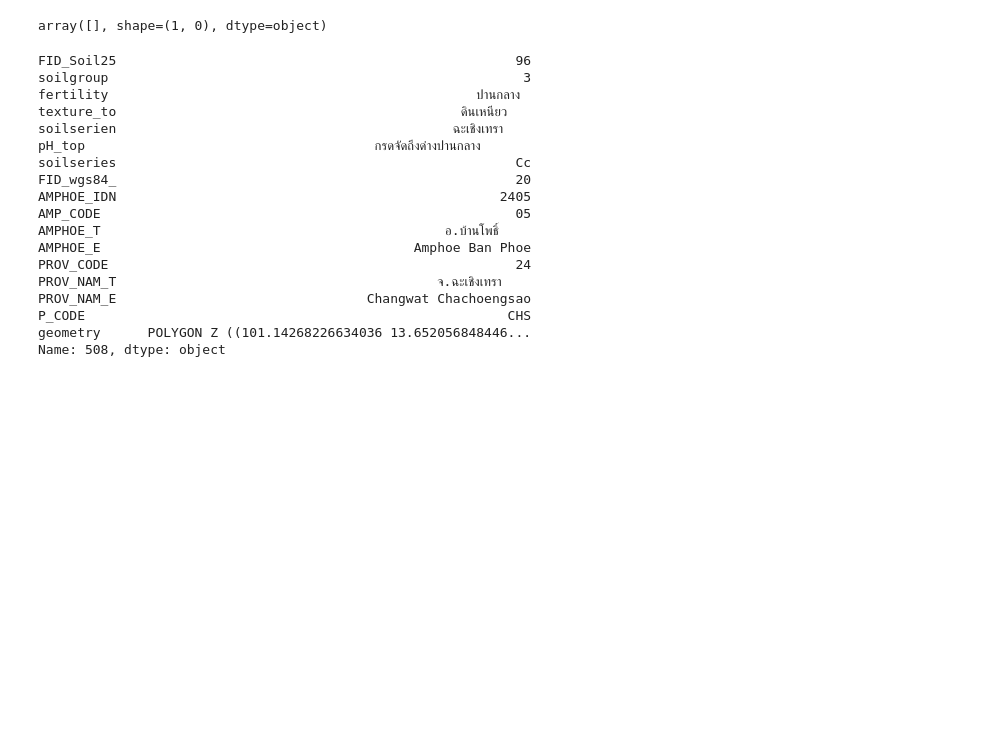
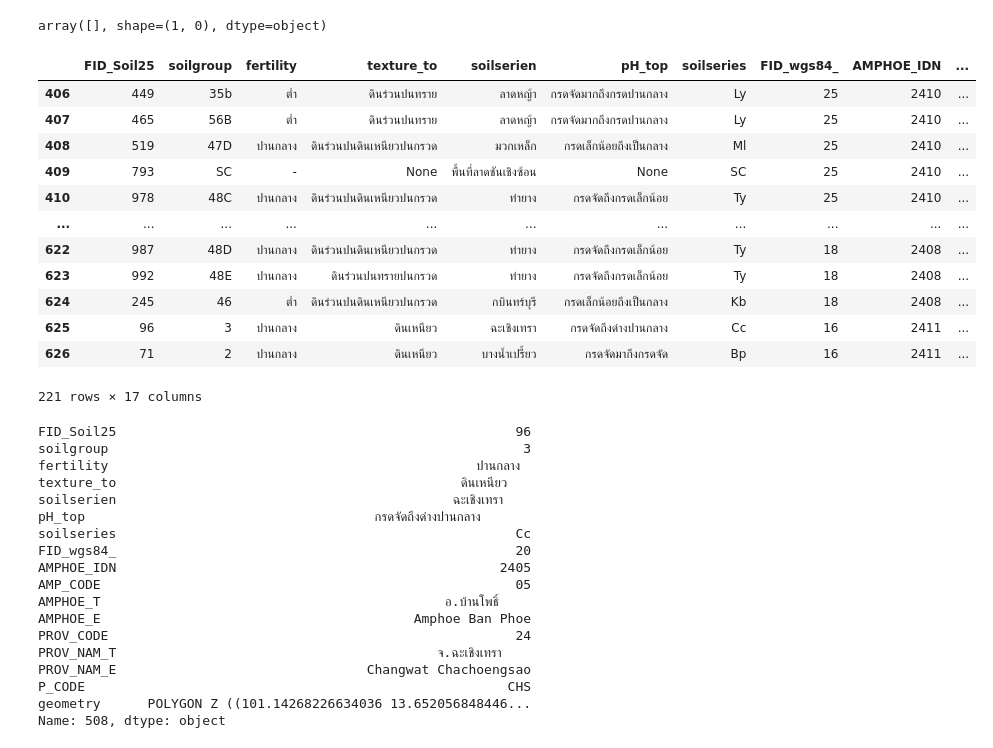
Before and after one commit to tangnatta/Project-Untitled-AiB2024, a Jupyter notebook: dev.ipynb, the cells around one changed output. Cells and saved outputs as stored; diff of their text form; code cells hidden in the pictures; blank space fills up the shorter version.

Commit message:
fix find soil group error

```diff
--- a/dev.ipynb
+++ b/dev.ipynb
@@ -157,6 +172,22 @@ CatBoostError: Input data must have at least one feature
 soil_grp_data
 # %% [output]
 array([], shape=(1, 0), dtype=object)
+# %%
+soil_gdf[soil_gdf['P_CODE'] == 'CHS']
+# %% [output]
+|  | FID_Soil25 | soilgroup | fertility | texture_to | soilserien | pH_top | soilseries | FID_wgs84_ | AMPHOE_IDN | ... |
+| 406 | 449 | 35b | ต่ำ | ดินร่วนปนทราย | ลาดหญ้า | กรดจัดมากถึงกรดปานกลาง | Ly | 25 | 2410 | ... |
+| 407 | 465 | 56B | ต่ำ | ดินร่วนปนทราย | ลาดหญ้า | กรดจัดมากถึงกรดปานกลาง | Ly | 25 | 2410 | ... |
+| 408 | 519 | 47D | ปานกลาง | ดินร่วนปนดินเหนียวปนกรวด | มวกเหล็ก | กรดเล็กน้อยถึงเป็นกลาง | Ml | 25 | 2410 | ... |
+| 409 | 793 | SC | - | None | พื้นที่ลาดชันเชิงซ้อน | None | SC | 25 | 2410 | ... |
+| 410 | 978 | 48C | ปานกลาง | ดินร่วนปนดินเหนียวปนกรวด | ท่ายาง | กรดจัดถึงกรดเล็กน้อย | Ty | 25 | 2410 | ... |
+| ... | ... | ... | ... | ... | ... | ... | ... | ... | ... | ... |
+| 622 | 987 | 48D | ปานกลาง | ดินร่วนปนดินเหนียวปนกรวด | ท่ายาง | กรดจัดถึงกรดเล็กน้อย | Ty | 18 | 2408 | ... |
+| 623 | 992 | 48E | ปานกลาง | ดินร่วนปนทรายปนกรวด | ท่ายาง | กรดจัดถึงกรดเล็กน้อย | Ty | 18 | 2408 | ... |
+| 624 | 245 | 46 | ต่ำ | ดินร่วนปนดินเหนียวปนกรวด | กบินทร์บุรี | กรดเล็กน้อยถึงเป็นกลาง | Kb | 18 | 2408 | ... |
+| 625 | 96 | 3 | ปานกลาง | ดินเหนียว | ฉะเชิงเทรา | กรดจัดถึงด่างปานกลาง | Cc | 16 | 2411 | ... |
+| 626 | 71 | 2 | ปานกลาง | ดินเหนียว | บางน้ำเปรี้ยว | กรดจัดมากึงกรดจัด | Bp | 16 | 2411 | ... |
+221 rows × 17 columns
 # %%
 soil_gdf[soil_gdf.contains(point)].iloc[0]
 # %% [output]
```
Also changed, not shown: parts of 7 cells of this notebook, 1 other file.
